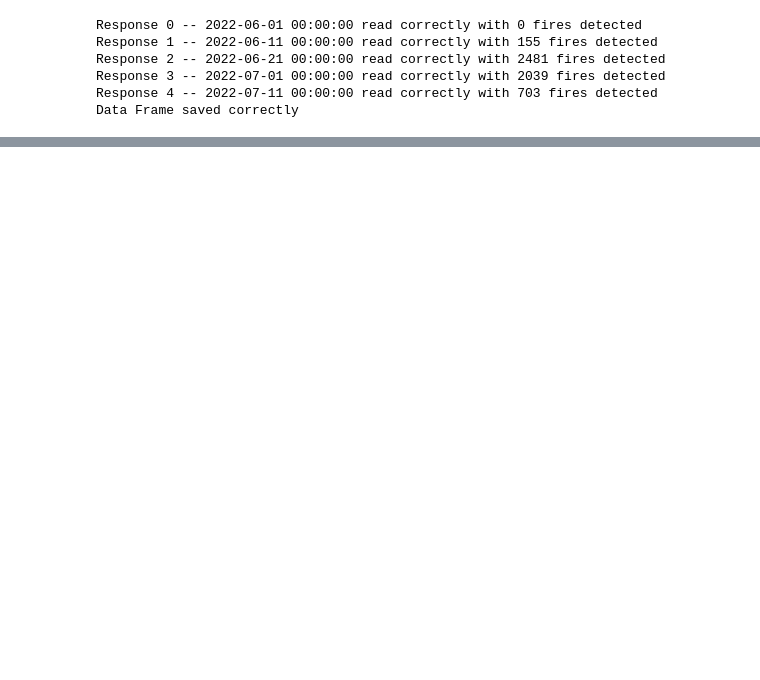
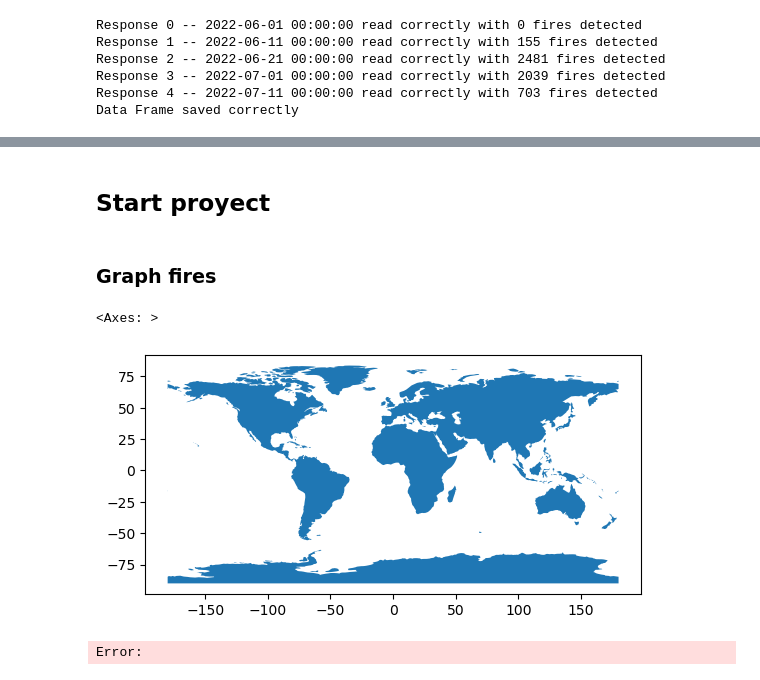
Before and after one commit to Fabrifj/fire_detected, a Jupyter notebook: detect_top_fire.ipynb, the cells around one changed output, grey strips where cells are left out. Saved outputs shown, nothing was run; the diff lists cells and outputs as text; code cells hidden in the pictures; blank space fills up the shorter version.

Commit message:
texas fires 2023

```diff
--- a/detect_top_fire.ipynb
+++ b/detect_top_fire.ipynb
@@ -178,0 +185,4 @@ top_fires[['start_time', 'end_time', 'duration', 'detections', 'area', 'min_lati
+# %% [markdown]
+## Start proyect
+# %% [markdown]
+### Graph fires
@@ -178,0 +198,10 @@ top_fires[['start_time', 'end_time', 'duration', 'detections', 'area', 'min_lati
+# %%
+path = get_path("naturalearth.land")
+world = gpd.read_file(path)
+
+# and test our libraries loaded
+
+world.plot()
+# %% [output]
+<Axes: >
+[figure, added]
@@ -181,9 +242,9 @@ def radius_from_area(area):
     radius = np.sqrt(area / np.pi)
     return radius
 
-def graph_fire_area(row):
+def graph_fire_area_by_mean(row):
     # map cordenates
-    latitud = row["mean_latitud"]
+    latitud = row["mean_latitude"]
     longitud = row["mean_longitude"]
 
     # Crea un mapa centrado en las coordenadas especificadas
@@ -206,4 +267,6 @@ def graph_fire_area(row):
     # Abre el mapa en tu navegador web predeterminado
     webbrowser.open("mapa.html")
 
-graph_fire_area(top_fires.iloc[0])
+graph_fire_area_by_mean(top_fires.iloc[0])
+# %% [output]
+Error:
```
Also changed, not shown: parts of 36 cells of this notebook, 3 other files.
